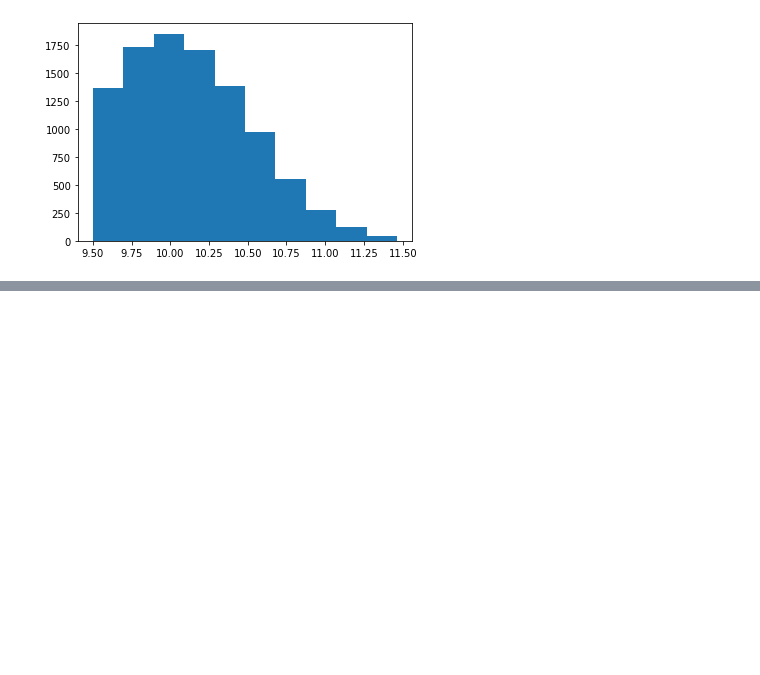
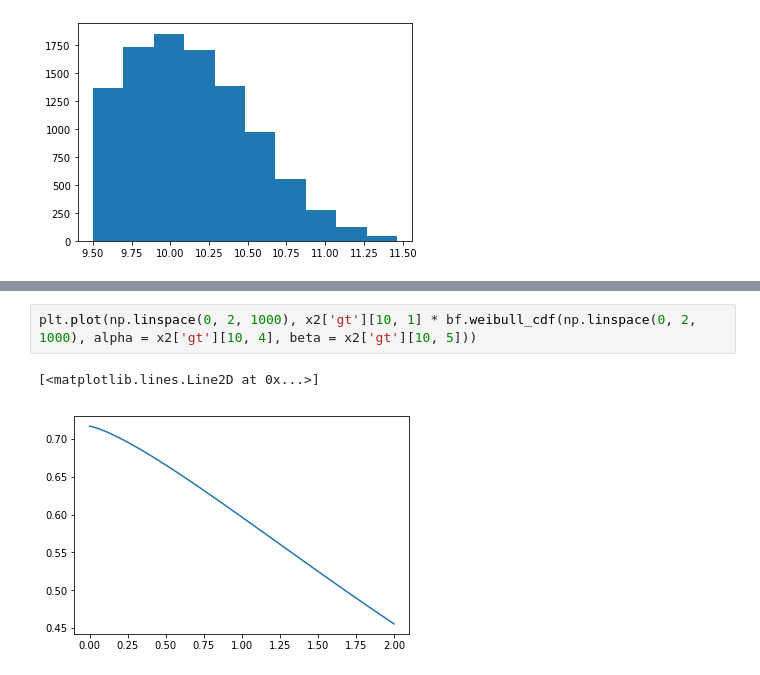
Before and after one commit to AlexanderFengler/nn_likelihoods, a Jupyter notebook: test_simulators.ipynb, the cells around one changed output, grey strips where cells are left out. Drawn from its saved outputs; the diff is of its cells as text; blank space fills up the shorter version.

```diff
--- a/test_simulators.ipynb
+++ b/test_simulators.ipynb
@@ -860,0 +1304,5 @@ plt.hist(10 + x * 0.5)
+# %%
+plt.plot(np.linspace(0, 2, 1000), x2['gt'][10, 1] * bf.weibull_cdf(np.linspace(0, 2, 1000), alpha = x2['gt'][10, 4], beta = x2['gt'][10, 5]))
+# %% [output]
+[<matplotlib.lines.Line2D at 0x...>]
+[figure, added]
```
Also changed, not shown: parts of 96 cells of this notebook, 12 other files.
